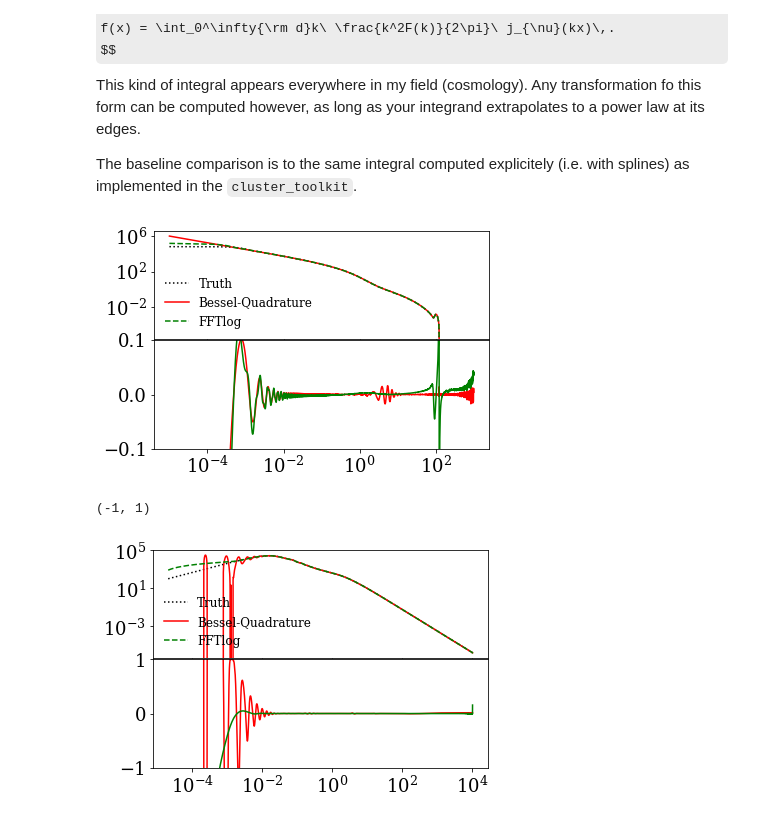
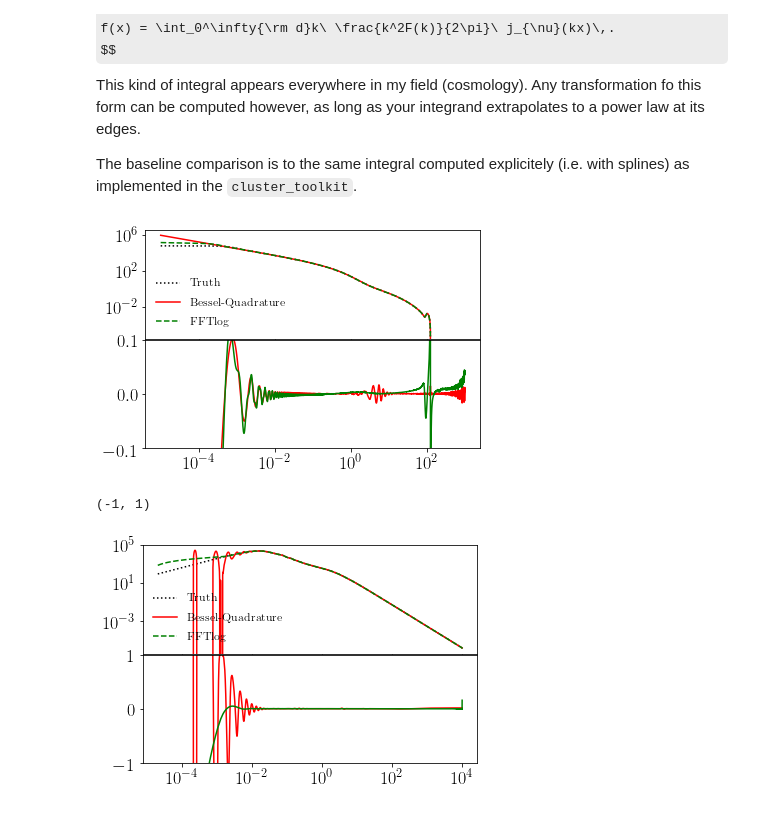
Before and after one commit to tmcclintock/FastCorr, a Jupyter notebook: notebooks/Basic usage.ipynb, the cells around one changed output. Drawn from its saved outputs; the diff is of its cells as text; code cells hidden in the pictures; some formulas as TeX source.

```diff
--- a/notebooks/Basic usage.ipynb
+++ b/notebooks/Basic usage.ipynb
@@ -18,7 +18,7 @@ import cluster_toolkit as ct
 %matplotlib inline
 # %%
 plt.rc("font", size=18, family="serif")
-#plt.rc("text", usetex=True)
+plt.rc("text", usetex=True)
 # %%
 k = np.loadtxt("k.txt")
 p = np.loadtxt("pnl_z0.txt")
@@ -30,8 +30,8 @@ xi_true = ct.xi.xi_mm_at_r(r, k, p, exact=True)
 fig, ax = plt.subplots(ncols=1, nrows=2, sharex=True)
 plt.subplots_adjust(hspace=0.01)
 
-xi_bess = bquad.general_spherical_transform(r, k, p, nu=0)
-xi_fftlog = bquad.fftlog_spherical_transform(r, k, p)
+xi_bess = fastcorr.general_spherical_transform(r, k, p, nu=0)
+xi_fftlog = fastcorr.fftlog_spherical_transform(r, k, p)
 ax[0].loglog(r, xi_true, ':', c='k', label="Truth")
 ax[0].loglog(r, xi_bess, c='r', label="Bessel-Quadrature")
 ax[0].loglog(r, xi_fftlog, '--', c='g', label="FFTlog")
@@ -42,22 +42,22 @@ ax[1].plot(r, (xi_true-xi_bess)/xi_true, c='r')
 ax[1].plot(r, (xi_true-xi_fftlog)/xi_true, c='g')
 _ = ax[1].set_ylim(-.1, .1)
 # %% [output]
-[figure, old version]
+[figure, new version]
 # %%
 fig, ax = plt.subplots(ncols=1, nrows=2, sharex=True)
 plt.subplots_adjust(hspace=0.01)
 
-p_bess = bquad.general_spherical_transform(k, r, xi_bess, nu=0, reverse=True)
-p_fftlog = bquad.fftlog_spherical_transform(k, r, xi_fftlog, reverse=True)
+p_bess = fastcorr.general_spherical_transform(k, r, xi_bess, nu=0, reverse=True)
+p_fftlog = fastcorr.fftlog_spherical_transform(k, r, xi_fftlog, reverse=True)
 
 ax[0].loglog(k, p, ":", c='k', label="Truth")
 ax[0].loglog(k, p_bess, c='r', label="Bessel-Quadrature")
 ax[0].loglog(k, p_fftlog, "--", c='g', label="FFTlog")
 ax[0].legend(loc=0, frameon=False, fontsize=12)
 
 ax[1].plot(k, (p-p_bess)/p, c='r')
 ax[1].plot(k, (p-p_fftlog)/p, c='g')
 ax[1].set_ylim(-1,1)
 # %% [output]
 (-1, 1)
-[figure, old version]
+[figure, new version]
```
Also changed, not shown: parts of 1 cell of this notebook, 6 other files.
